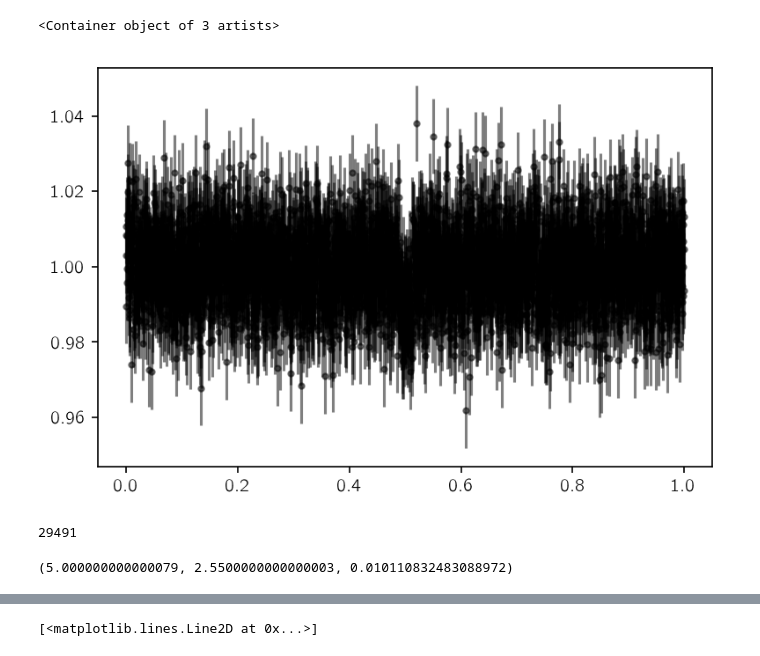
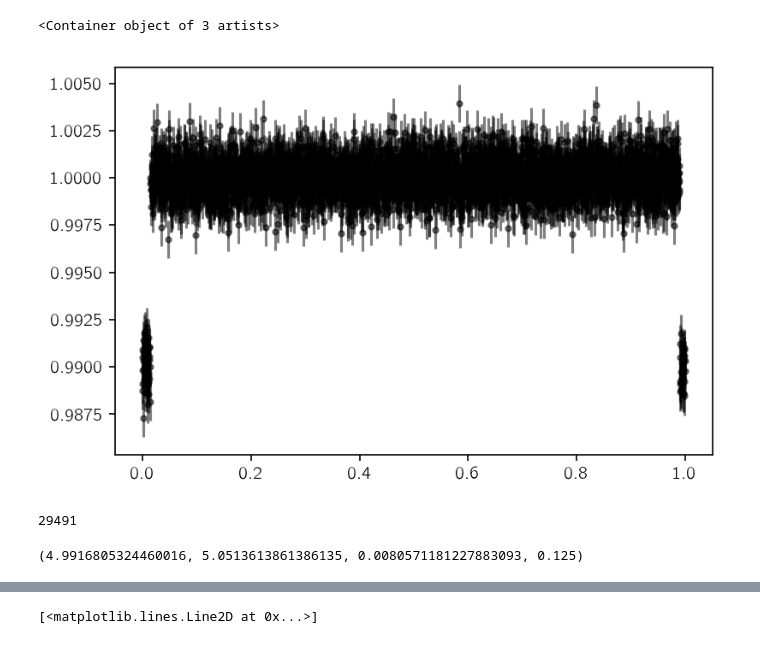
Before and after one commit to mirca/transit-periodogram, a Jupyter notebook: transit_periodogram/examples/demo.ipynb, the cells around one changed output, grey strips where cells are left out. Saved outputs shown, nothing was run; the diff lists cells and outputs as text; code cells hidden in the pictures.

```diff
--- a/transit_periodogram/examples/demo.ipynb
+++ b/transit_periodogram/examples/demo.ipynb
@@ -10,27 +10,27 @@ import matplotlib.pyplot as plt
 
 from transit_periodogram.transit_periodogram import transit_periodogram
 # %%
-np.random.seed(49)
+np.random.seed(42)
 
 time = np.linspace(0, 60, 3000)
 
-flux_err = 0.01 + np.zeros_like(time)
+flux_err = 0.001 + np.zeros_like(time)
 period = 5
 
 transit_depth = 0.01
-transit_time = 2.5
+transit_time = 0.
 transit_duration = 0.125
 
 flux = np.ones_like(time)
 flux[np.abs((time - transit_time + 0.5*period) % period - 0.5*period) < 0.5*transit_duration] = 1.0 - transit_depth
 
 flux += flux_err * np.random.randn(len(flux))
 
 plt.errorbar((time%period)/period, flux, yerr=flux_err, fmt=".k", alpha=0.5)
 # plt.xlim(0, );
 # %% [output]
 <Container object of 3 artists>
-[figure, old version]
+[figure, new version]
 # %%
 df = 0.5 / (time.max() - time.min())
 fmax = 0.1 / np.median(np.diff(time))
@@ -41,12 +41,12 @@ len(freq)
 29491
 # %%
 periods, periodogram, log_likelihood, depth_snr, depth, depth_ivar, phase, best_durations = \
-    transit_periodogram(time, flux, periods, [transit_duration, 2*transit_duration],
-                        flux_err=flux_err, progress=True)
+    transit_periodogram(time, flux, periods, [transit_duration],
+                        flux_err=flux_err, oversample=100)
 ind = np.argmax(periodogram)
-periods[ind], phase[ind], depth[ind]
+periods[ind], phase[ind], depth[ind], best_durations[ind]
 # %% [output]
-(5.000000000000079, 2.5500000000000003, 0.010110832483088972)
+(4.9916805324460016, 5.0513613861386135, 0.0080571181227883093, 0.125)
 # %%
 periodogram
 # %% [output]
```
Also changed, not shown: parts of 6 cells of this notebook, 1 other file.
